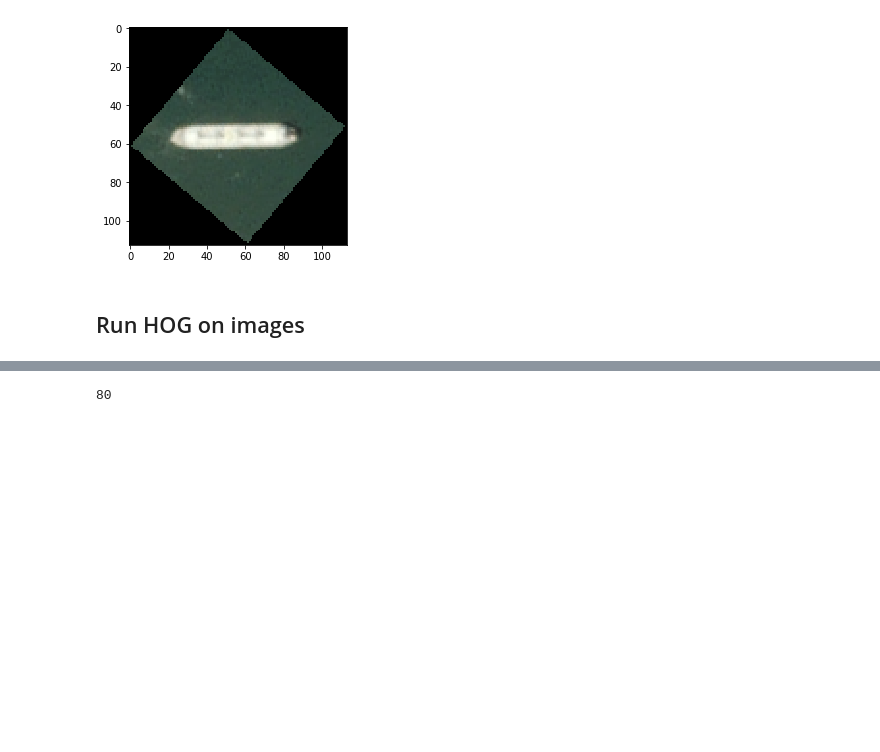
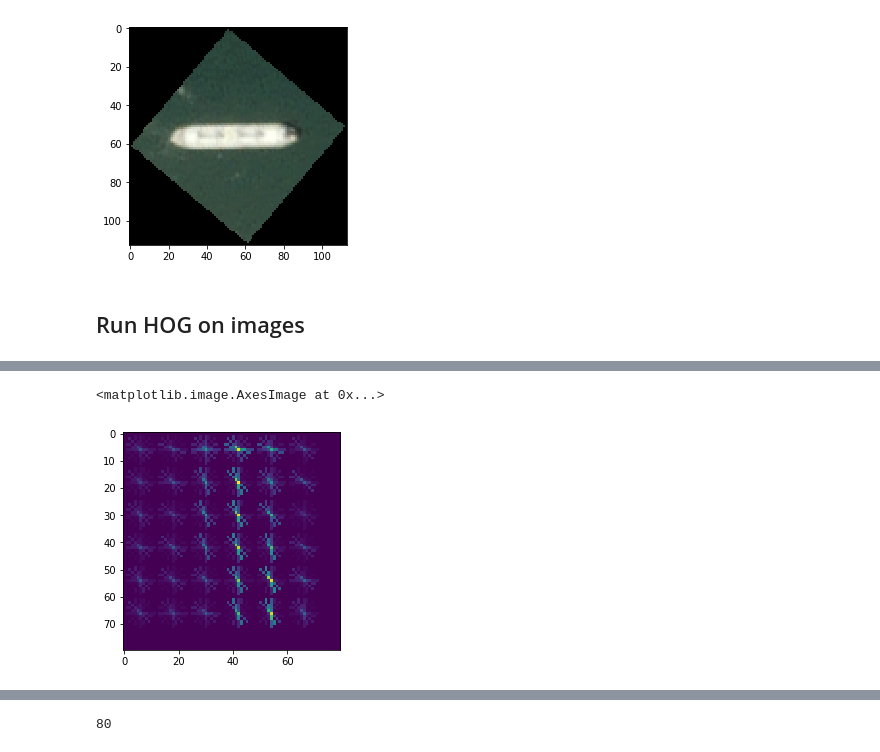
Before and after one commit to NourO93/shipsnet, a Jupyter notebook: model-evaluation.ipynb, the cells around one changed output, grey strips where cells are left out. Drawn from its saved outputs; the diff is of its cells as text; code cells hidden in the pictures; blank space fills up the shorter version.

```diff
--- a/model-evaluation.ipynb
+++ b/model-evaluation.ipynb
@@ -199 +187,14 @@ plotOne(rot)
+# %%
+ppc = 12
+hog_images = []
+hog_features = []
+for image in data_gray:
+    fd,hog_image = hog(image, orientations=8, pixels_per_cell=(ppc,ppc),cells_per_block=(4, 4),block_norm= 'L2',visualise=True)
+    hog_images.append(hog_image)
+    hog_features.append(fd)
+# %%
+plt.imshow(hog_images[0])
+# %% [output]
+<matplotlib.image.AxesImage at 0x...>
+[figure, added]
 # %%
```
Also changed, not shown: parts of 33 cells of this notebook, 9 other files.
